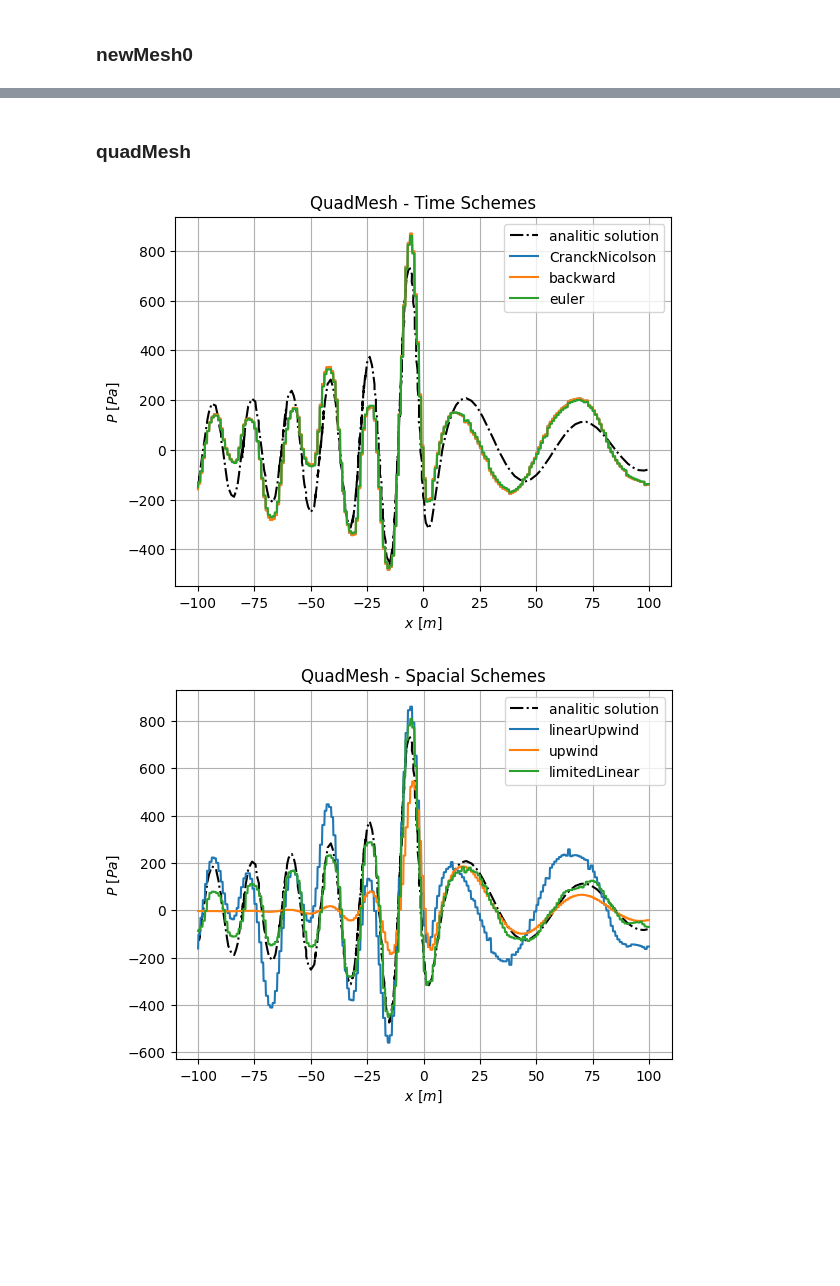
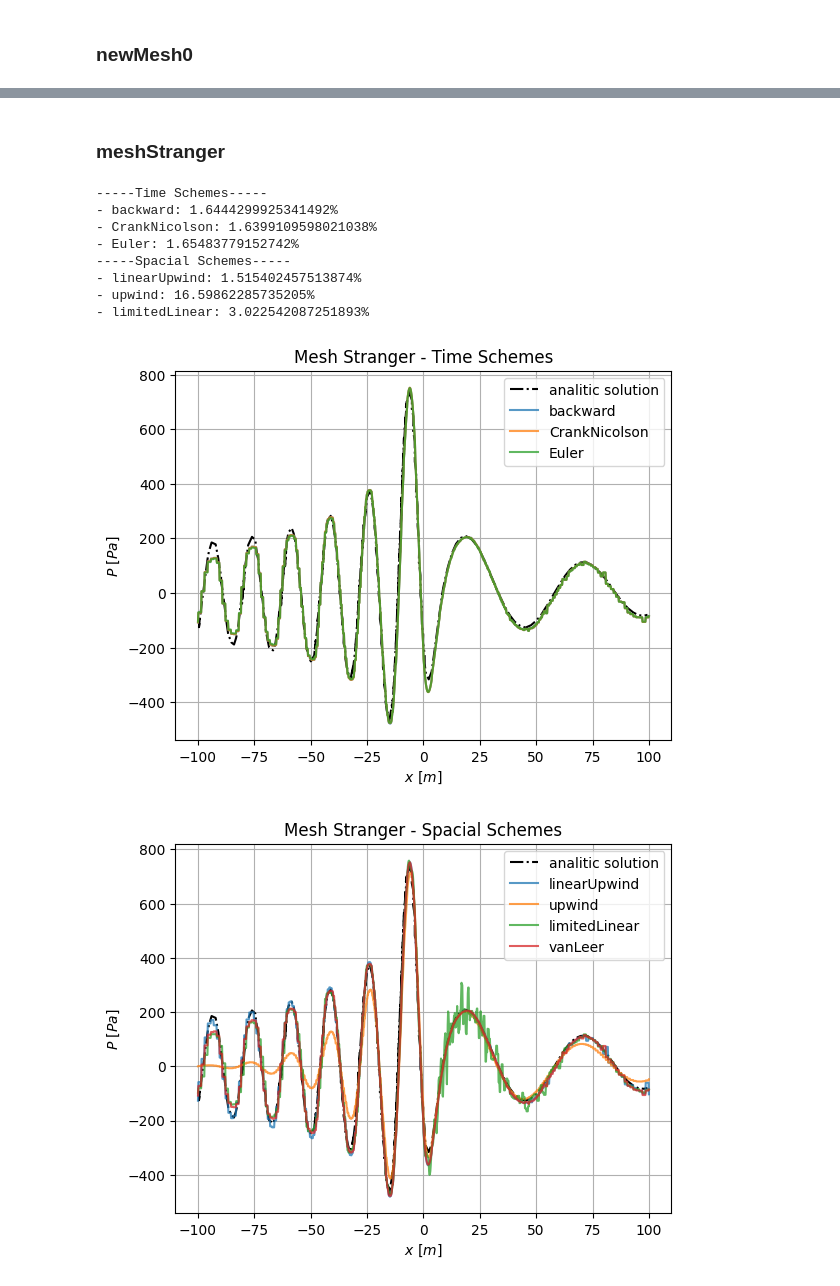
Before and after one commit to Widmark-Kaue/Aeroacoustics-Monopole-Errors, a Jupyter notebook: scripts/schemes.ipynb, the cells around one changed output, grey strips where cells are left out. Cells and saved outputs as stored; diff of their text form; code cells hidden in the pictures; blank space fills up the shorter version.

```diff
--- a/scripts/schemes.ipynb
+++ b/scripts/schemes.ipynb
@@ -38,6 +72,15 @@ sol = PATH_DATA.joinpath('monopoleFlow', 'analiticSolution2s.dat')
 psimT = importData(case='newMesh0', test='timeTest')
 psimS = importData(case = 'newMesh0', test='spacialTest')
 
+xa,pa = loadtxt(sol, unpack=True)
+dic = {'Time Schemes':psimT, 'Spacial Schemes':psimS}
+for type in dic:
+    print(5*'-' + f'{type}' + 5*'-')
+    for scheme in dic[type]:
+        rms =  rmsSpacial((xa,pa), dic[type][scheme])
+        print(f'- {scheme}: {rms*100}%')
+
+psimS.update({'vanLeer': psimT['backward']})
 
 plotSchemes(psimT, analitc=sol, title='NewMesh0 - Time Schemes', save=True)
 plotSchemes(psimS, analitc=sol, title='NewMesh0 - Spacial Schemes', save=True)
@@ -46,0 +100,17 @@ plotSchemes(psimS, analitc=sol, title='NewMesh0 - Spacial Schemes', save=True)
+# %%
+sol = PATH_DATA.joinpath('monopoleFlow', 'analiticSolution2s.dat')
+psimT = importData(case='newMesh1', test='timeTest')
+# psimS = importData(case = 'newMesh0', test='spacialTest')
+
+xa,pa = loadtxt(sol, unpack=True)
+dic = {'Time Schemes':psimT}
+for type in dic:
+    print(5*'-' + f'{type}' + 5*'-')
+    for scheme in dic[type]:
+        rms =  rmsSpacial((xa,pa), dic[type][scheme])
+        print(f'- {scheme}: {rms*100}%')
+
+# psimS.update({'vanLeer': psimT['backward']})
+
+plotSchemes(psimT, analitc=sol, title='NewMesh1 - Time Schemes', save=True)
+# plotSchemes(psimS, analitc=sol, title='NewMesh0 - Spacial Schemes', save=True)
@@ -47,13 +123,30 @@ plotSchemes(psimS, analitc=sol, title='NewMesh0 - Spacial Schemes', save=True)
 # %% [markdown]
-### quadMesh
+### meshStranger
 # %%
 sol = PATH_DATA.joinpath('monopoleFlow', 'analiticSolution2s.dat')
-psimT = importData(case='quadMesh', test='timeTest')
-psimS = importData(case = 'quadMesh', test='spacialTest')
+psimT = importData(case='meshStranger', test='timeTest')
+psimS = importData(case = 'meshStranger', test='spacialTest')
 
+xa,pa = loadtxt(sol, unpack=True)
+dic = {'Time Schemes':psimT, 'Spacial Schemes':psimS}
+for type in dic:
+    print(5*'-' + f'{type}' + 5*'-')
+    for scheme in dic[type]:
+        rms =  rmsSpacial((xa,pa), dic[type][scheme])
+        print(f'- {scheme}: {rms*100}%')
 
-plotSchemes(psimT, analitc=sol, title='QuadMesh - Time Schemes', save=True)
-plotSchemes(psimS, analitc=sol, title='QuadMesh - Spacial Schemes', save=True)
+psimS.update({'vanLeer': psimT['backward']})
+
+plotSchemes(psimT, analitc=sol, title='Mesh Stranger - Time Schemes', save=True)
+plotSchemes(psimS, analitc=sol, title='Mesh Stranger - Spacial Schemes', save=True)
 # %% [output]
+-----Time Schemes-----
+- backward: 1.6444299925341492%
+- CrankNicolson: 1.6399109598021038%
+- Euler: 1.65483779152742%
+-----Spacial Schemes-----
+- linearUpwind: 1.515402457513874%
+- upwind: 16.59862285735205%
+- limitedLinear: 3.022542087251893%
-[figure, old version]
+[figure, new version]
-[figure, old version]
+[figure, new version]
```
Also changed, not shown: parts of 9 cells of this notebook.
